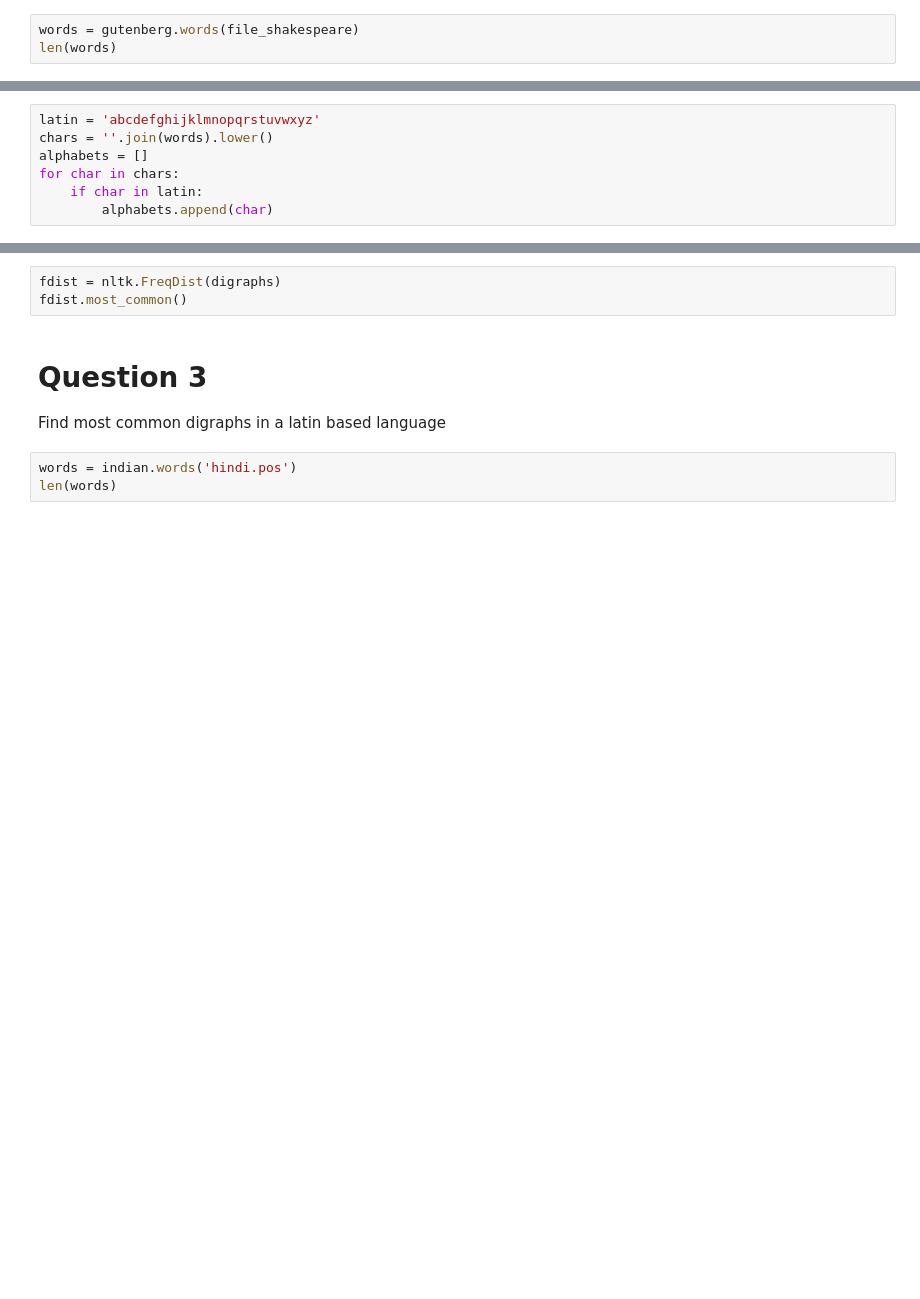
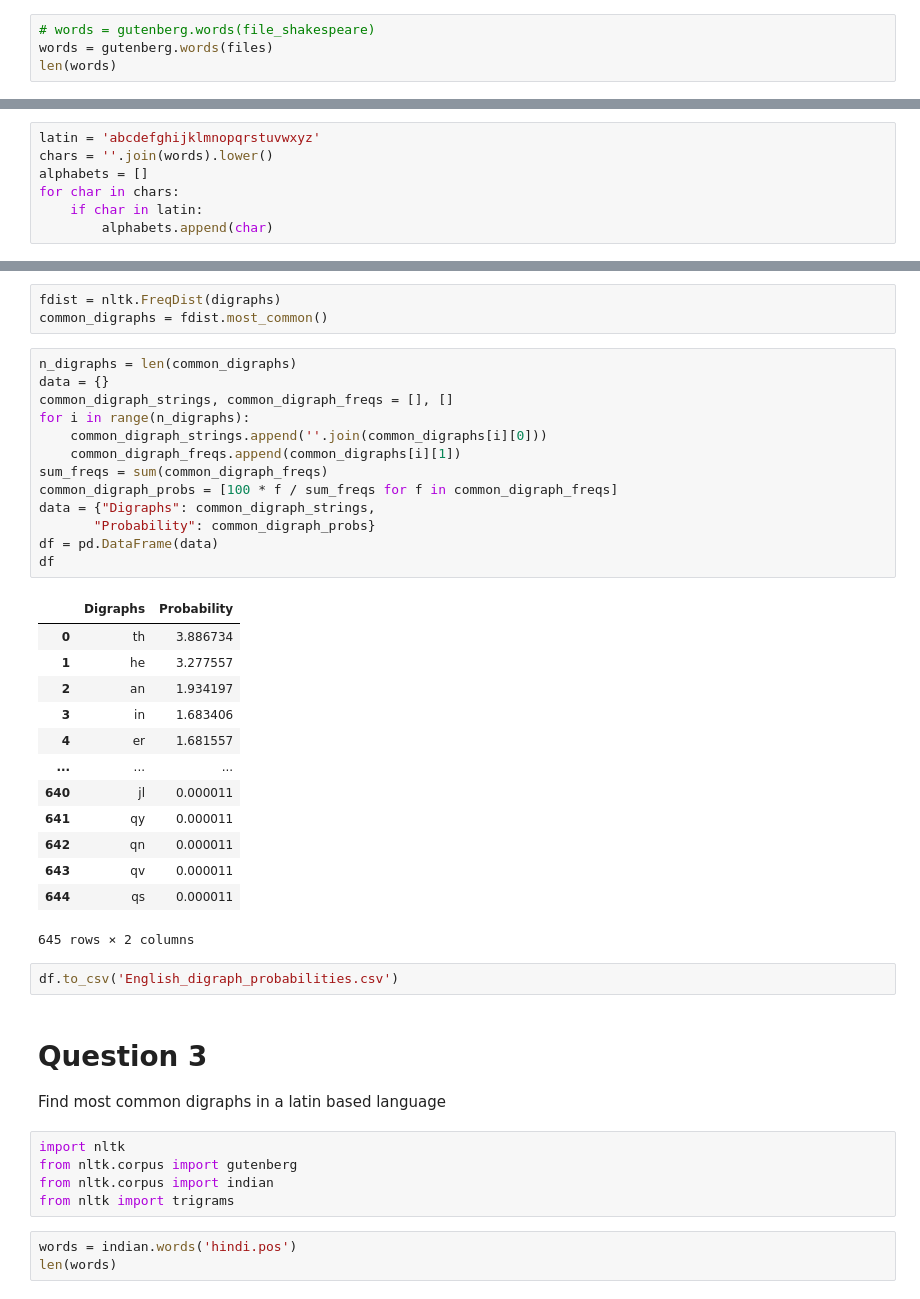
Before and after one commit to pchholak/Cryptography, a Jupyter notebook: Chapter1.ipynb, the cells around one changed output, grey strips where cells are left out. Cells and saved outputs as stored; diff of their text form; blank space fills up the shorter version.

```diff
--- a/Chapter1.ipynb
+++ b/Chapter1.ipynb
@@ -18,3 +41,4 @@ for file in files:
 # %%
-words = gutenberg.words(file_shakespeare)
+# words = gutenberg.words(file_shakespeare)
+words = gutenberg.words(files)
 len(words)
@@ -34,9 +96,43 @@ digraphs
 # %%
 fdist = nltk.FreqDist(digraphs)
-fdist.most_common()
+common_digraphs = fdist.most_common()
+# %%
+n_digraphs = len(common_digraphs)
+data = {}
+common_digraph_strings, common_digraph_freqs = [], []
+for i in range(n_digraphs):
+    common_digraph_strings.append(''.join(common_digraphs[i][0]))
+    common_digraph_freqs.append(common_digraphs[i][1])
+sum_freqs = sum(common_digraph_freqs)
+common_digraph_probs = [100 * f / sum_freqs for f in common_digraph_freqs]
+data = {"Digraphs": common_digraph_strings,
+       "Probability": common_digraph_probs}
+df = pd.DataFrame(data)
+df
+# %% [output]
+|  | Digraphs | Probability |
+| 0 | th | 3.886734 |
+| 1 | he | 3.277557 |
+| 2 | an | 1.934197 |
+| 3 | in | 1.683406 |
+| 4 | er | 1.681557 |
+| ... | ... | ... |
+| 640 | jl | 0.000011 |
+| 641 | qy | 0.000011 |
+| 642 | qn | 0.000011 |
+| 643 | qv | 0.000011 |
+| 644 | qs | 0.000011 |
+645 rows × 2 columns
+# %%
+df.to_csv('English_digraph_probabilities.csv')
 # %% [markdown]
 # Question 3
 Find most common digraphs in a latin based language
+# %%
+import nltk
+from nltk.corpus import gutenberg
+from nltk.corpus import indian
+from nltk import trigrams
 # %%
 words = indian.words('hindi.pos')
 len(words)
```
Also changed, not shown: parts of 18 cells of this notebook, 1 other file.
